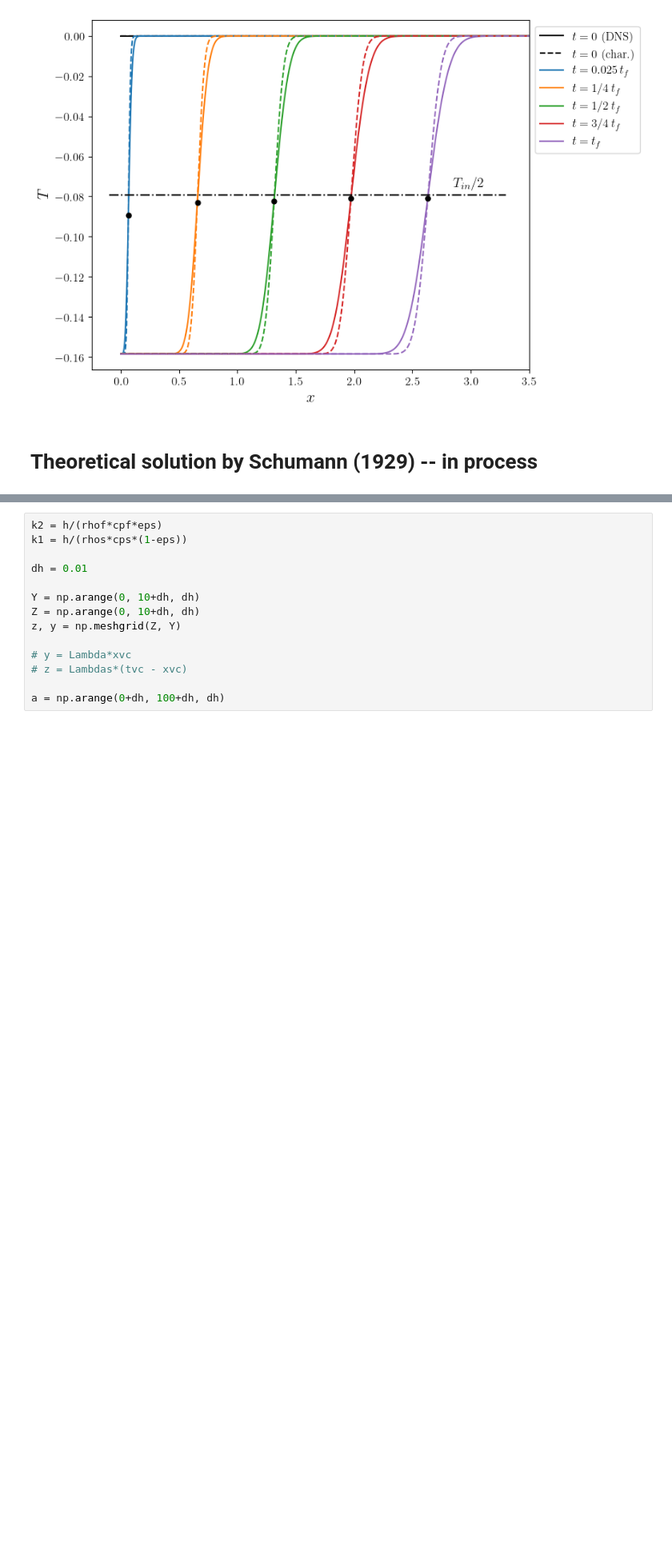
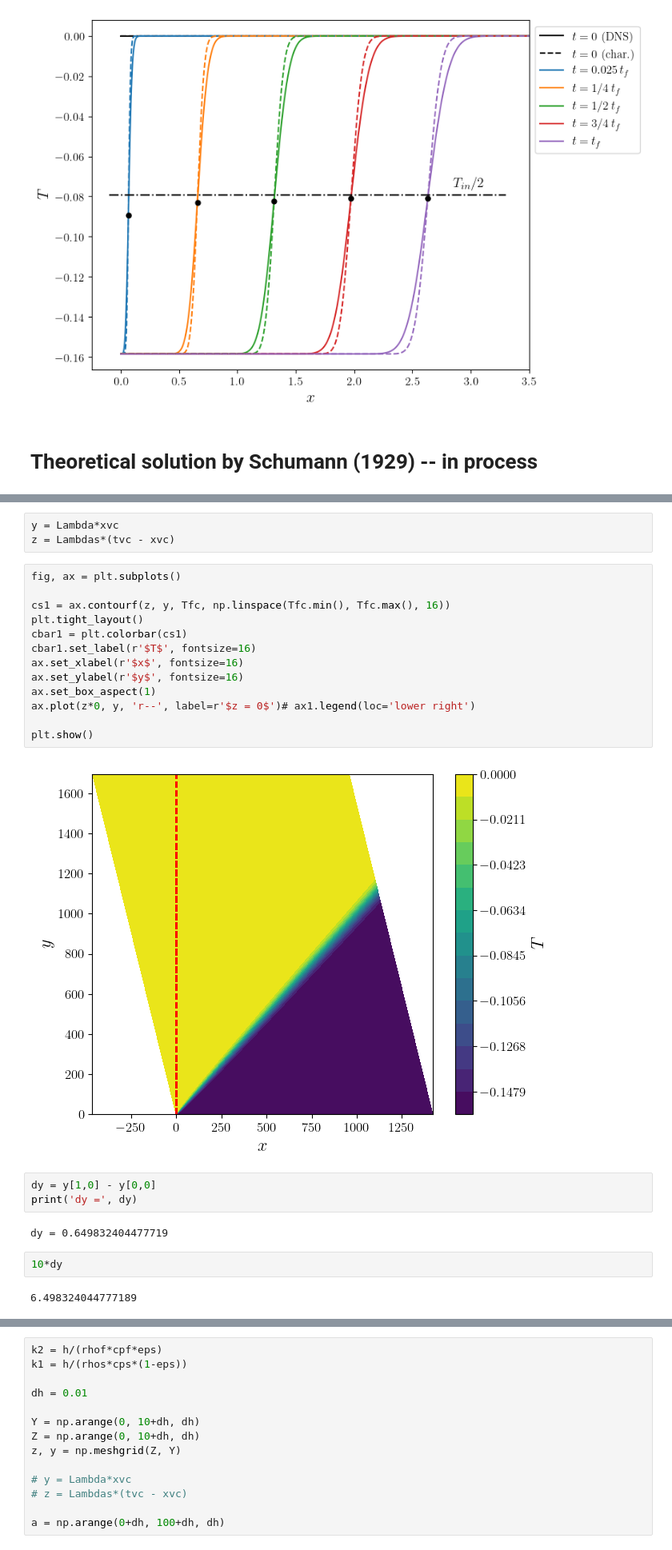
Before and after one commit to riemannsBeard/HeatTransfer_characteristics, a Jupyter notebook: Characteristics.ipynb, the cells around one changed output, grey strips where cells are left out. Shown at 80% size. Saved outputs shown, nothing was run; the diff lists cells and outputs as text; blank space fills up the shorter version.

```diff
--- a/Characteristics.ipynb
+++ b/Characteristics.ipynb
@@ -389,0 +401,27 @@ plt.show()
+# %%
+y = Lambda*xvc
+z = Lambdas*(tvc - xvc)
+# %%
+fig, ax = plt.subplots()
+
+cs1 = ax.contourf(z, y, Tfc, np.linspace(Tfc.min(), Tfc.max(), 16))
+plt.tight_layout()
+cbar1 = plt.colorbar(cs1)
+cbar1.set_label(r'$T$', fontsize=16)
+ax.set_xlabel(r'$x$', fontsize=16)
+ax.set_ylabel(r'$y$', fontsize=16)
+ax.set_box_aspect(1)
+ax.plot(z*0, y, 'r--', label=r'$z = 0$')# ax1.legend(loc='lower right')
+
+plt.show()
+# %% [output]
+[figure, added]
+# %%
+dy = y[1,0] - y[0,0]
+print('dy =', dy)
+# %% [output]
+dy = 0.649832404477719
+# %%
+10*dy
+# %% [output]
+6.498324044777189
```
Also changed, not shown: parts of 2 cells of this notebook, 6 other files.
